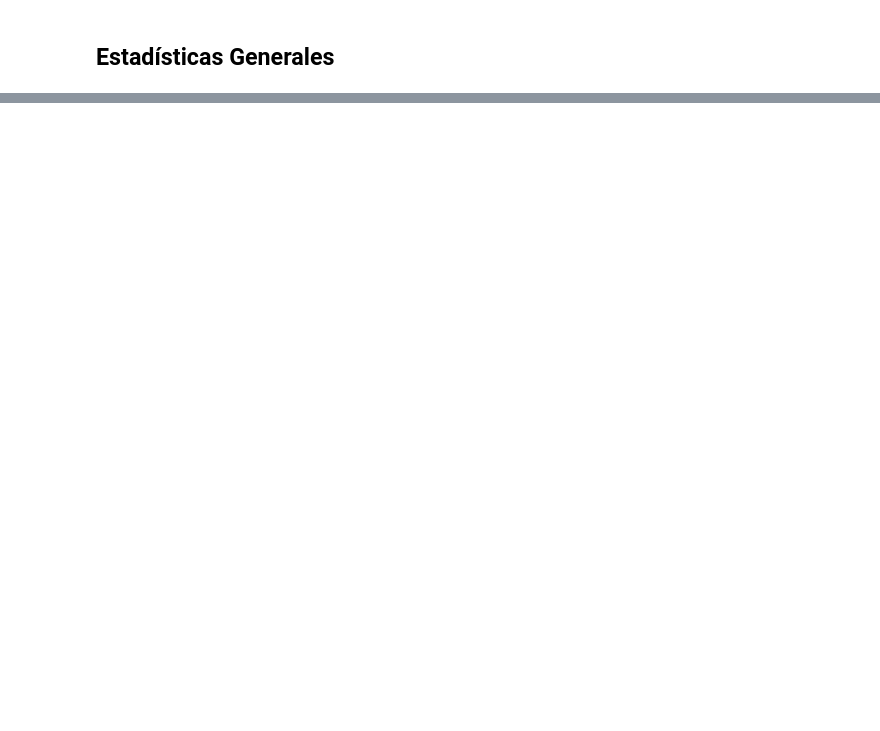
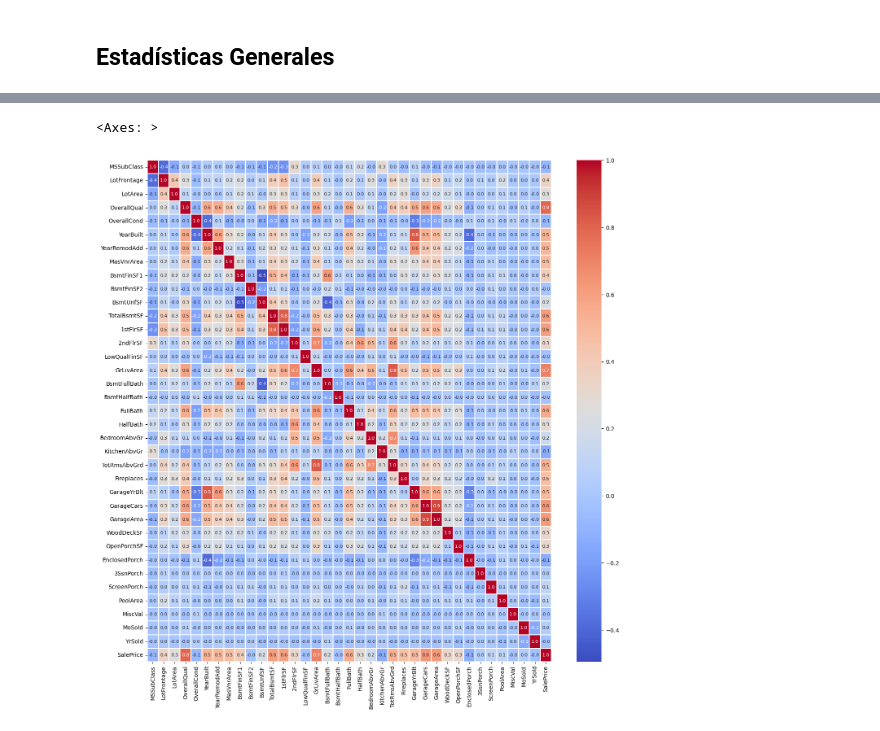
Before and after one commit to andrescastro-itm/AI_ITM, a Jupyter notebook: Clase 2/EDA.ipynb, the cells around one changed output, grey strips where cells are left out. Cells and saved outputs as stored; diff of their text form; code cells hidden in the pictures; blank space fills up the shorter version.

```diff
--- a/Clase 2/EDA.ipynb
+++ b/Clase 2/EDA.ipynb
@@ -141,0 +130,6 @@ ValueError: could not convert string to float: 'RL'
+# %%
+numerical_features_all = df.select_dtypes(include=np.number).columns
+print('Numerical columns:',numerical_features_all)
+
+categorical_features_all = df.select_dtypes(include='object').columns
+print('\nCategorical columns:',categorical_features_all)
@@ -141,0 +157,10 @@ ValueError: could not convert string to float: 'RL'
+# %%
+# Hacer solo para algunas variables
+df_num = df[numerical_features_all]
+mat_corr = df_num.corr()
+
+fig, ax = plt.subplots(figsize=(16,16))
+sns.heatmap(mat_corr, annot = True, ax = ax, linewidths= .1, annot_kws={"fontsize":8}, fmt='.1f', cmap='coolwarm')
+# %% [output]
+<Axes: >
+[figure, added]
```
Also changed, not shown: parts of 13 cells of this notebook.
